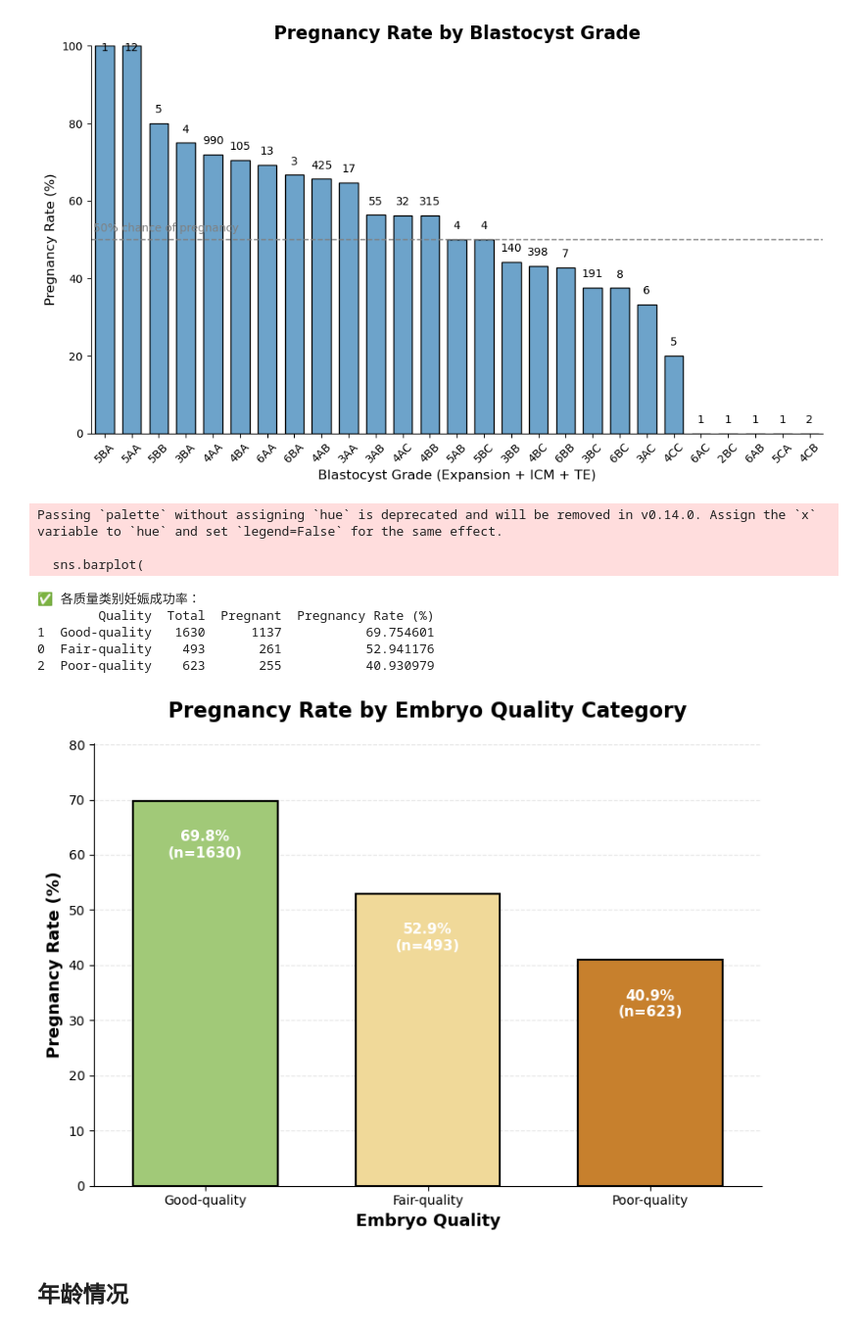
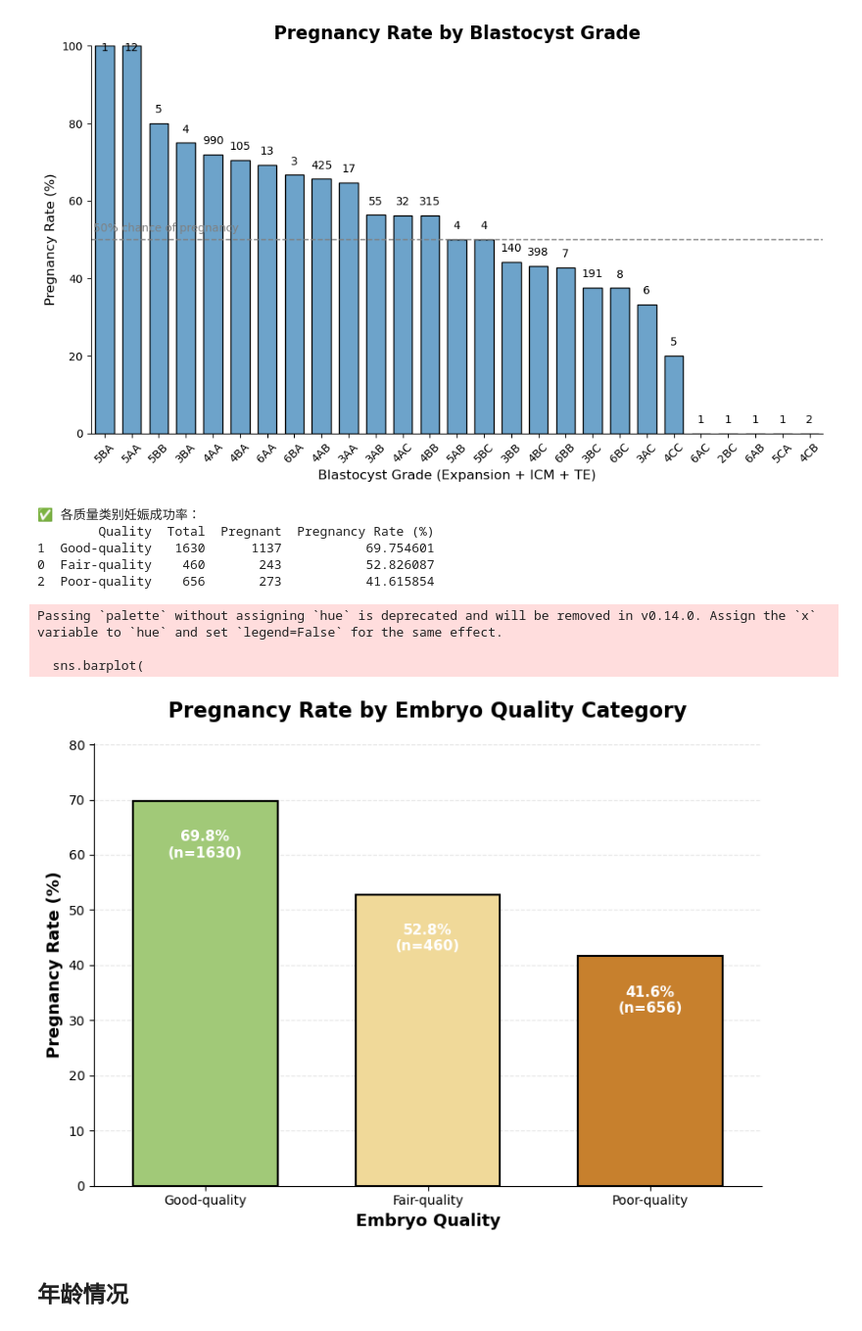
Before and after one commit to xdliulab-westlake/iEmbryo, a Jupyter notebook: prediction/code/visualization.ipynb, the cells around one changed output. Shown at 98% size. Drawn from its saved outputs; the diff is of its cells as text; code cells hidden in the pictures.

```diff
--- a/prediction/code/visualization.ipynb
+++ b/prediction/code/visualization.ipynb
@@ -373,7 +373,7 @@ def classify_quality(grade):
     expansion, icm, te = grade[0], grade[1], grade[2]
 
     # Fair-quality (exact matches)
-    if grade in ["3BB", "4AC", "4BB", "5BB", "4CA", "5AC", "5CA"]:
+    if grade in ["3BB","4BB", "5BB"]:
         return "Fair-quality"
     # Good-quality: extension ≥3 and (AA or AB or BA)
     elif expansion >= "3" and (
@@ -452,42 +452,42 @@ for i, row in quality_stats.iterrows():
         weight = "normal"
 
     ax.text(
         quality_order.index(row["Quality"]),  # x位置
         y_pos,
         f"{rate:.1f}%\n(n={total})",
         ha="center",
         va="center" if rate > 15 else "bottom",
         fontsize=11,
         color=color,
         weight=weight
     )
 
 # -------------------------------
 # 5️⃣ 美化
 # -------------------------------
 ax.set_title("Pregnancy Rate by Embryo Quality Category",
              fontsize=16, fontweight="bold", pad=20)
 ax.set_xlabel("Embryo Quality", fontsize=13, fontweight="bold")
 ax.set_ylabel("Pregnancy Rate (%)", fontsize=13, fontweight="bold")
 ax.set_ylim(0, max(quality_stats["Pregnancy Rate (%)"]) * 1.15)  # 动态上限
 
 # 🎯 网格线（仅横向）
 ax.yaxis.grid(True, linestyle='--', alpha=0.3)
 ax.set_axisbelow(True)
 
 sns.despine()
 plt.tight_layout()
 plt.show()
 # %% [output]
-Passing `palette` without assigning `hue` is deprecated and will be removed in v0.14.0. Assign the `x` variable to `hue` and set `legend=False` for the same effect.
-
-  sns.barplot(
+✅ 各质量类别妊娠成功率：
+        Quality  Total  Pregnant  Pregnancy Rate (%)
+1  Good-quality   1630      1137           69.754601
+0  Fair-quality    460       243           52.826087
+2  Poor-quality    656       273           41.615854
-✅ 各质量类别妊娠成功率：
-        Quality  Total  Pregnant  Pregnancy Rate (%)
-1  Good-quality   1630      1137           69.754601
-0  Fair-quality    493       261           52.941176
-2  Poor-quality    623       255           40.930979
+Passing `palette` without assigning `hue` is deprecated and will be removed in v0.14.0. Assign the `x` variable to `hue` and set `legend=False` for the same effect.
+
+  sns.barplot(
-[figure, old version]
+[figure, new version]
 # %%
 import pandas as pd
 import seaborn as sns
```
Also changed, not shown: parts of 1 cell of this notebook, 3 other files.
